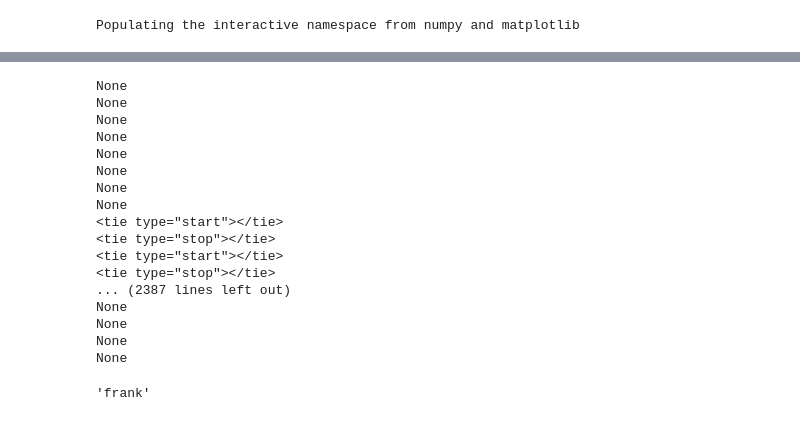
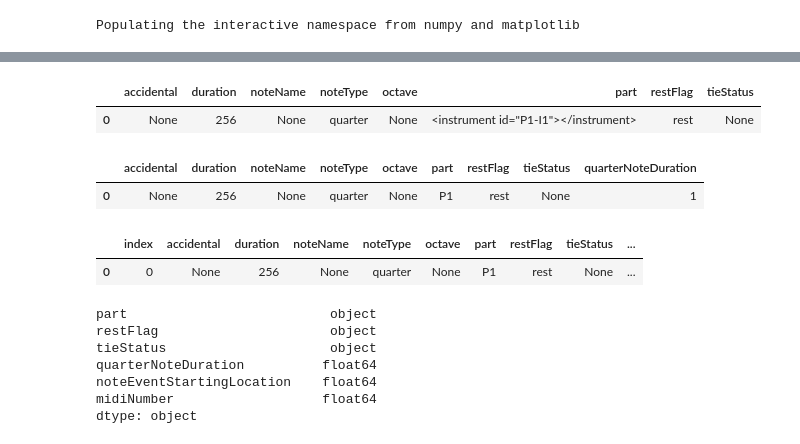
Before and after one commit to jgab3103/phd_code, a Jupyter notebook: XML Parser.ipynb, the cells around one changed output, grey strips where cells are left out. Saved outputs shown, nothing was run; the diff lists cells and outputs as text; code cells hidden in the pictures.

```diff
--- a/XML Parser.ipynb
+++ b/XML Parser.ipynb
@@ -31,5 +18,5 @@ notes = soup.find_all('note')
 # %%
-theList = []
+listToHoldAllNoteEvents = []
 for note in notes:
     #print note
     theDict = {}
@@ -41,24 +28,7 @@ for note in notes:
     theDict['octave'] = note.octave
     theDict['part'] = note.instrument
     theDict['duration'] = note.duration
-    print note.tie
-    theList.append(theDict)
+    theDict['tieStatus'] = note.tie
+
+    listToHoldAllNoteEvents.append(theDict)
-# %% [output]
-None
-None
-None
-None
-None
-None
-None
-None
-<tie type="start"></tie>
-<tie type="stop"></tie>
-<tie type="start"></tie>
-<tie type="stop"></tie>
-... (2387 lines left out)
-None
-None
-None
-None
 # %%
@@ -66,7 +35,0 @@ df = pd.DataFrame(theList)
-# %%
-import re
-mystring = 'frank'
-
-re.sub('<[^>]*>', '', mystring)
-# %% [output]
-'frank'
@@ -72,0 +84,5 @@ re.sub('<[^>]*>', '', mystring)
+# %%
+df.head(1)
+# %% [output]
+|  | accidental | duration | noteName | noteType | octave | part | restFlag | tieStatus |
+| 0 | None | 256 | None | quarter | None | <instrument id="P1-I1"></instrument> | rest | None |
@@ -72,0 +103,5 @@ re.sub('<[^>]*>', '', mystring)
+# %%
+df.head(1)
+# %% [output]
+|  | accidental | duration | noteName | noteType | octave | part | restFlag | tieStatus | quarterNoteDuration |
+| 0 | None | 256 | None | quarter | None | P1 | rest | None | 1 |
@@ -72,0 +122,5 @@ re.sub('<[^>]*>', '', mystring)
+# %%
+df.head(1)
+# %% [output]
+|  | index | accidental | duration | noteName | noteType | octave | part | restFlag | tieStatus | ... |
+| 0 | 0 | None | 256 | None | quarter | None | P1 | rest | None | ... |
@@ -73,3 +165,13 @@ re.sub('<[^>]*>', '', mystring)
+# %%
+df.dtypes
+# %% [output]
+part                          object
+restFlag                      object
+tieStatus                     object
+quarterNoteDuration          float64
+noteEventStartingLocation    float64
+midiNumber                   float64
+dtype: object
 # %%
 df.head()
 # %% [output]
```
Also changed, not shown: parts of 36 cells of this notebook.
